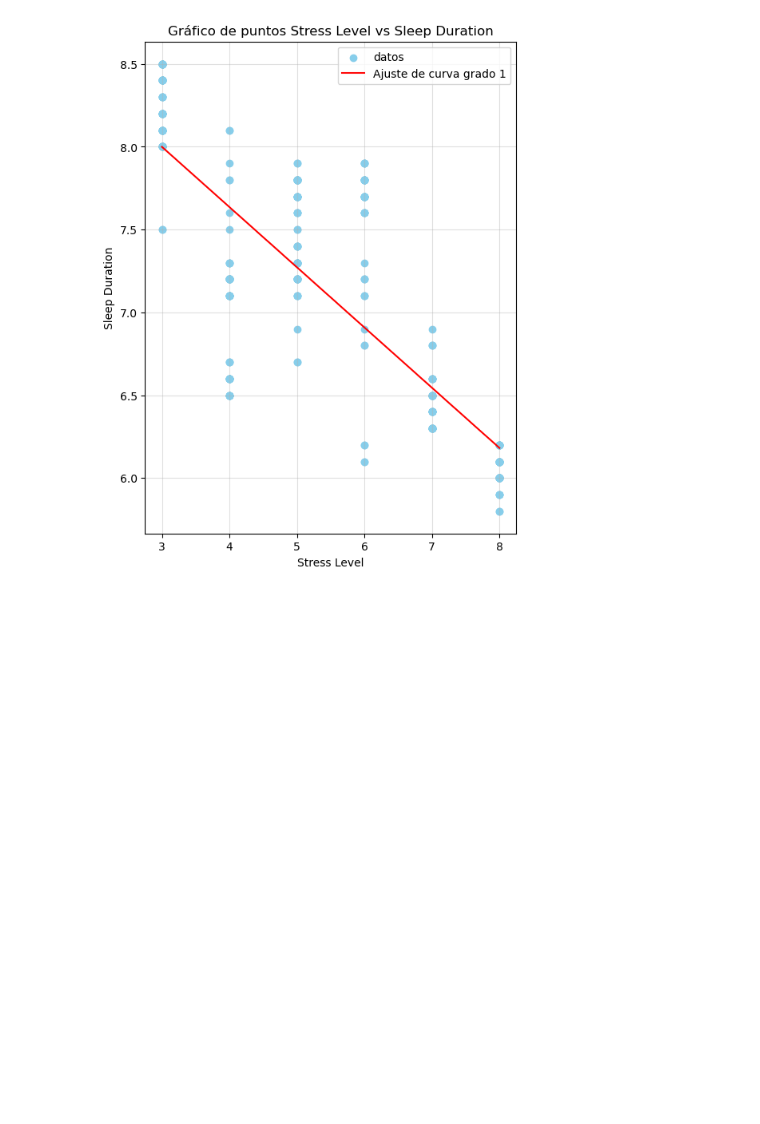
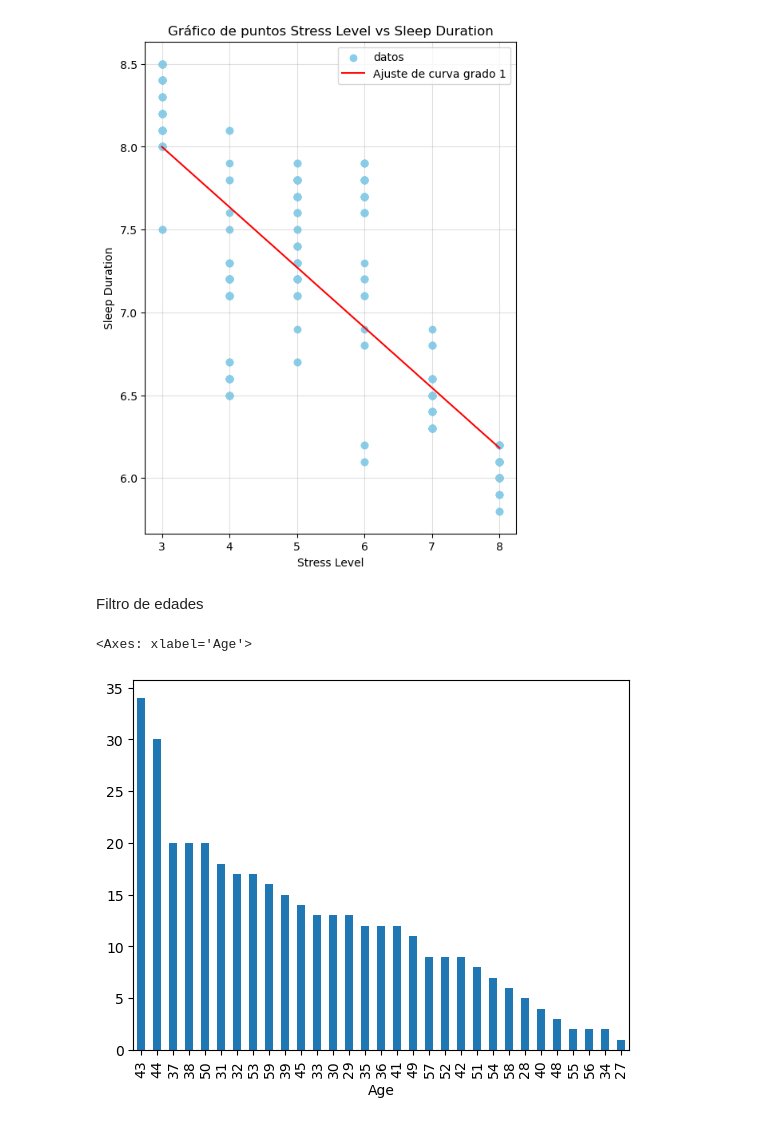
Before and after one commit to Brokolito/HAD-ModProba, a Jupyter notebook: data_work.ipynb, the cells around one changed output. Cells and saved outputs as stored; diff of their text form; code cells hidden in the pictures; blank space fills up the shorter version.

Commit message:
Se realiza una vista de que edades son registradas

```diff
--- a/data_work.ipynb
+++ b/data_work.ipynb
@@ -86,3 +88,11 @@ plt.legend(['datos', 'Ajuste de curva grado 1'])
 plt.show()
 # %% [output]
 [figure]
+# %% [markdown]
+Filtro de edades
+# %%
+edades=data['Age'].value_counts()
+edades.plot(kind="bar")
+# %% [output]
+<Axes: xlabel='Age'>
+[figure, added]
```
Also changed, not shown: parts of 2 cells of this notebook.
